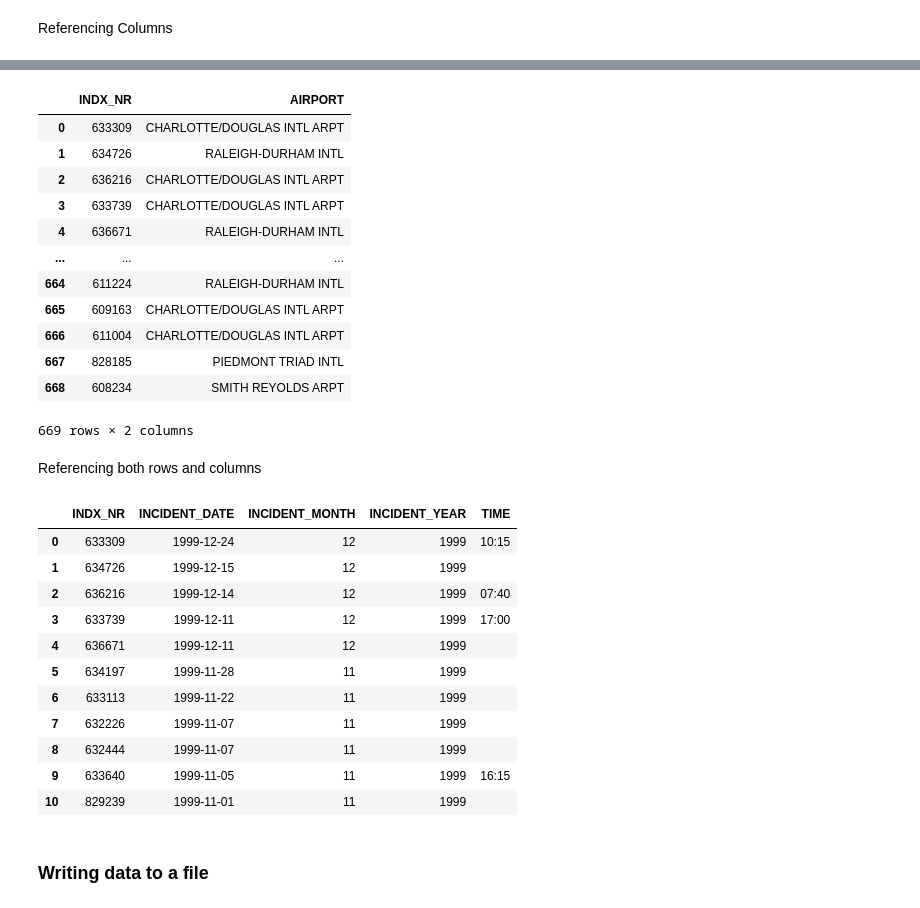
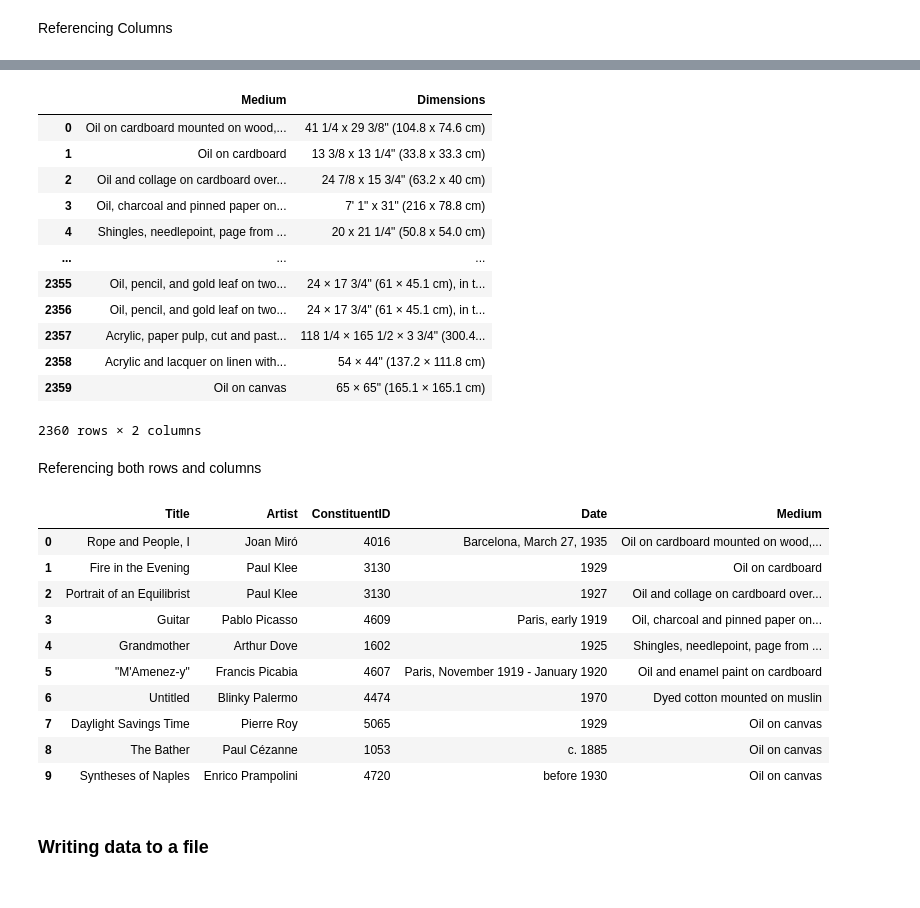
Before and after one commit to ncsu-libraries-data-vis/python-open-labs, a Jupyter notebook: Open_Lab_1_reading_exploring_and_writing_data_with_pandas/filled_Open_Lab_1_reading_exploring_and_writing_data_with_pandas.ipynb, the cells around one changed output, grey strips where cells are left out. Saved outputs shown, nothing was run; the diff lists cells and outputs as text; code cells hidden in the pictures.

```diff
--- a/Open_Lab_1_reading_exploring_and_writing_data_with_pandas/filled_Open_Lab_1_reading_exploring_and_writing_data_with_pandas.ipynb
+++ b/Open_Lab_1_reading_exploring_and_writing_data_with_pandas/filled_Open_Lab_1_reading_exploring_and_writing_data_with_pandas.ipynb
@@ -100,9 +102,9 @@ A comma separated values (CSV) file is a plain text file containing data separat
 # Import a comma-sperated values (csv) file as a DataFrame
 
 # The file location
-csv_file_url = 'https://raw.githubusercontent.com/NCSU-Libraries/data-viz-workshops/master/Python_Open_Labs/data/FAA_Wildlife_strikes_1990-1999.csv'
+new_csv_file_url = 'https://raw.githubusercontent.com/ncsu-libraries-data-vis/teaching-datasets/main/moma_data/moma_paintings.csv'
 
 # Read in the file and print out the DataFrame
-wl_strikes_csv = pd.read_csv(csv_file_url)
-wl_strikes_csv.head()
+paintings_csv = pd.read_csv(new_csv_file_url)
+paintings_csv.head()
 # %% [output]
@@ -397,41 +396,40 @@ Name: INDX_NR, Length: 669, dtype: int64
 # %%
 # Referencing multiple columns by a list of column labels
-# (in this case, the columns "INDX_NR" and "AIRPORT")
-wl_strikes_csv[['INDX_NR', 'AIRPORT']]
+# (in this case, the columns "Medium" and "Dimensions")
+paintings_csv[['Medium', 'Dimensions']]
 # %% [output]
-|  | INDX_NR | AIRPORT |
-| 0 | 633309 | CHARLOTTE/DOUGLAS INTL ARPT |
-| 1 | 634726 | RALEIGH-DURHAM INTL |
-| 2 | 636216 | CHARLOTTE/DOUGLAS INTL ARPT |
-| 3 | 633739 | CHARLOTTE/DOUGLAS INTL ARPT |
-| 4 | 636671 | RALEIGH-DURHAM INTL |
+|  | Medium | Dimensions |
+| 0 | Oil on cardboard mounted on wood,... | 41 1/4 x 29 3/8" (104.8 x 74.6 cm) |
+| 1 | Oil on cardboard | 13 3/8 x 13 1/4" (33.8 x 33.3 cm) |
+| 2 | Oil and collage on cardboard over... | 24 7/8 x 15 3/4" (63.2 x 40 cm) |
+| 3 | Oil, charcoal and pinned paper on... | 7' 1" x 31" (216 x 78.8 cm) |
+| 4 | Shingles, needlepoint, page from ... | 20 x 21 1/4" (50.8 x 54.0 cm) |
 | ... | ... | ... |
-| 664 | 611224 | RALEIGH-DURHAM INTL |
-| 665 | 609163 | CHARLOTTE/DOUGLAS INTL ARPT |
-| 666 | 611004 | CHARLOTTE/DOUGLAS INTL ARPT |
-| 667 | 828185 | PIEDMONT TRIAD INTL |
-| 668 | 608234 | SMITH REYOLDS ARPT |
+| 2355 | Oil, pencil, and gold leaf on two... | 24 × 17 3/4" (61 × 45.1 cm), in t... |
+| 2356 | Oil, pencil, and gold leaf on two... | 24 × 17 3/4" (61 × 45.1 cm), in t... |
+| 2357 | Acrylic, paper pulp, cut and past... | 118 1/4 × 165 1/2 × 3 3/4" (300.4... |
+| 2358 | Acrylic and lacquer on linen with... | 54 × 44" (137.2 × 111.8 cm) |
+| 2359 | Oil on canvas | 65 × 65" (165.1 × 165.1 cm) |
-669 rows × 2 columns
+2360 rows × 2 columns
 # %% [markdown]
 Referencing both rows and columns
 # %%
 # Referencing a subset of rows and columns using index and column labels
 # Note that we're using a range of column labels instead of a list
 # Make sure that your column range starts with the leftmost label
-wl_strikes_csv.loc[:10, 'INDX_NR':'TIME']
+paintings_csv.loc[:9, 'Title':'Medium']
 # %% [output]
-|  | INDX_NR | INCIDENT_DATE | INCIDENT_MONTH | INCIDENT_YEAR | TIME |
-| 0 | 633309 | 1999-12-24 | 12 | 1999 | 10:15 |
-| 1 | 634726 | 1999-12-15 | 12 | 1999 |  |
-| 2 | 636216 | 1999-12-14 | 12 | 1999 | 07:40 |
-| 3 | 633739 | 1999-12-11 | 12 | 1999 | 17:00 |
-| 4 | 636671 | 1999-12-11 | 12 | 1999 |  |
-| 5 | 634197 | 1999-11-28 | 11 | 1999 |  |
-| 6 | 633113 | 1999-11-22 | 11 | 1999 |  |
-| 7 | 632226 | 1999-11-07 | 11 | 1999 |  |
-| 8 | 632444 | 1999-11-07 | 11 | 1999 |  |
-| 9 | 633640 | 1999-11-05 | 11 | 1999 | 16:15 |
-| 10 | 829239 | 1999-11-01 | 11 | 1999 |  |
+|  | Title | Artist | ConstituentID | Date | Medium |
+| 0 | Rope and People, I | Joan Miró | 4016 | Barcelona, March 27, 1935 | Oil on cardboard mounted on wood,... |
+| 1 | Fire in the Evening | Paul Klee | 3130 | 1929 | Oil on cardboard |
+| 2 | Portrait of an Equilibrist | Paul Klee | 3130 | 1927 | Oil and collage on cardboard over... |
+| 3 | Guitar | Pablo Picasso | 4609 | Paris, early 1919 | Oil, charcoal and pinned paper on... |
+| 4 | Grandmother | Arthur Dove | 1602 | 1925 | Shingles, needlepoint, page from ... |
+| 5 | "M'Amenez-y" | Francis Picabia | 4607 | Paris, November 1919 - January 1920 | Oil and enamel paint on cardboard |
+| 6 | Untitled | Blinky Palermo | 4474 | 1970 | Dyed cotton mounted on muslin |
+| 7 | Daylight Savings Time | Pierre Roy | 5065 | 1929 | Oil on canvas |
+| 8 | The Bather | Paul Cézanne | 1053 | c. 1885 | Oil on canvas |
+| 9 | Syntheses of Naples | Enrico Prampolini | 4720 | before 1930 | Oil on canvas |
 # %% [markdown]
 ### Writing data to a file
 # %%
```
Also changed, not shown: parts of 38 cells of this notebook.
